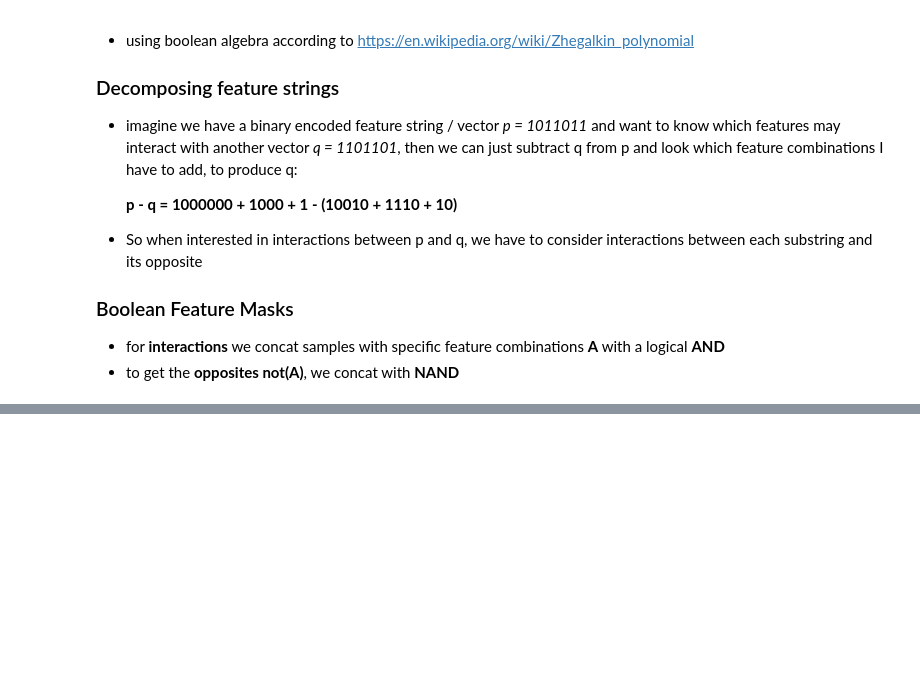
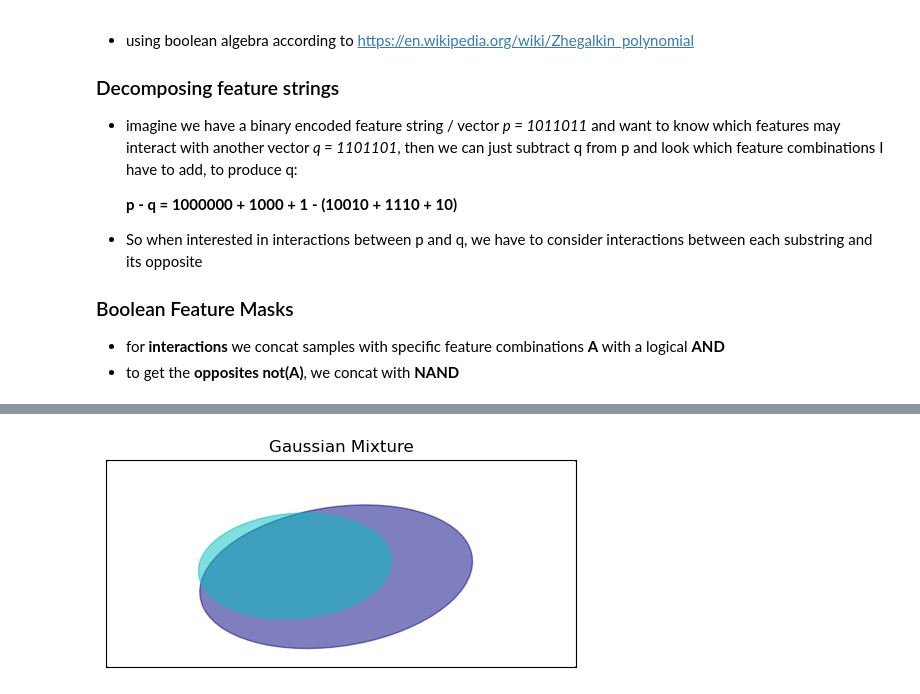
Before and after one commit to iammteeh/GP4P, a Jupyter notebook: Thesis.ipynb, the cells around one changed output, grey strips where cells are left out. Drawn from its saved outputs; the diff is of its cells as text; code cells hidden in the pictures; blank space fills up the shorter version.

```diff
--- a/Thesis.ipynb
+++ b/Thesis.ipynb
@@ -33,3 +33,7 @@ Checking if LLVM_energy isn't already extracted
        'mergereturn', 'pgo_memop_opt', 'sccp', 'simplifycfg', 'sink',
        'tailcallelim'],
       dtype='object')
+# %%
+from sklearn.preprocessing import OrdinalEncoder
+print(X_train)
+X = OrdinalEncoder().fit(X_train).transform(X_train)
@@ -371,0 +386,75 @@ True
+# %%
+import matplotlib as mpl
+import matplotlib.gridspec as gridspec
+import matplotlib.pyplot as plt
+import numpy as np
+import itertools
+from sklearn.preprocessing import StandardScaler, MinMaxScaler, RobustScaler
+from sklearn.mixture import BayesianGaussianMixture, GaussianMixture
+np.seterr('raise')
+
+scaler = RobustScaler()
+X_train = scaler.fit_transform(X_train)
+color_iter = itertools.cycle(["navy", "c", "cornflowerblue", "gold", "darkorange"])
+
+def plot_results_(X, Y_, means, covariances, index, title):
+    splot = plt.subplot(2, 1, 1 + index)
+    for i, (mean, covar, color, feature_name) in enumerate(zip(means, covariances, color_iter, feature_names)):
+        v, w = np.linalg.eigh(covar)
+        v = 2 * np.sqrt(2.0) * np.sqrt(v)
+        u = w[0] / np.linalg.norm(w[0])
+        # as the DP will not use every component it has access to
+        # unless it needs it, we shouldn't plot the redundant
+        # components.
+        if not np.any(Y_ == i):
+            continue
+        plt.scatter(X[Y_ == i, 0], X[Y_ == i, 1], 0.8, color=color)
+
+        # Plot an ellipse to show the Gaussian component
+        angle = np.arctan(u[1] / u[0])
+        angle = 180.0 * angle / np.pi  # convert to degrees
+        ell = mpl.patches.Ellipse(mean, v[0], v[1], angle=180.0 + angle, color=color)
+        ell.set_clip_box(splot.bbox)
+        ell.set_alpha(0.5)
+        splot.add_artist(ell)
+        #plt.text(mean[0], mean[1], feature_name, ha='center', va='center', color='black')
+
+#    plt.xlim(-9.0, 5.0)
+#    plt.ylim(-3.0, 6.0)
+    plt.xlim(np.min(X[:, 0]), np.max(X[:, 0]))
+    plt.ylim(np.min(X[:, 1]), np.max(X[:, 1]))
+    plt.xticks(())
+    plt.yticks(())
+    plt.title(title)
+
+def plot_samples(X, Y, n_components, index, title):
+    plt.subplot(5, 1, 4 + index)
+    for i, color in zip(range(n_components), color_iter):
+        # as the DP will not use every component it has access to
+        # unless it needs it, we shouldn't plot the redundant
+        # components.
+        if not np.any(Y == i):
+            continue
+        plt.scatter(X[Y == i, 0], X[Y == i, 1], 0.8, color=color)
+
+    plt.xlim(-6.0, 4.0 * np.pi - 6.0)
+    plt.ylim(-5.0, 5.0)
+    plt.title(title)
+    plt.xticks(())
+    plt.yticks(())
+
+#gmm = GaussianMixture(n_components=4, covariance_type="tied", tol=1e-4)
+TRIALS = 5
+components = [2,4,8,12,16]
+gmms = {}
+for i, components in enumerate(components):
+    print(i)
+    print(components)
+    gmms[i] = BayesianGaussianMixture(weight_concentration_prior_type="dirichlet_distribution",n_components=components, covariance_type="full", verbose=1, max_iter=100000, random_state=42)
+    gmms[i].fit(X_train, y_train)
+    plt.figure(figsize=(5, 5))
+    plt.subplots_adjust(
+        bottom=0.04, top=0.95, hspace=0.2, wspace=0.05, left=0.03, right=0.97
+    )
+    plot_results_(X_train, gmms[i].predict(X_test), gmms[i].means_, gmms[i].covariances_, 0, "Gaussian Mixture")
+# %% [output]
@@ -371,0 +478 @@ True
+[figure, added]
```
Also changed, not shown: parts of 23 cells of this notebook.
